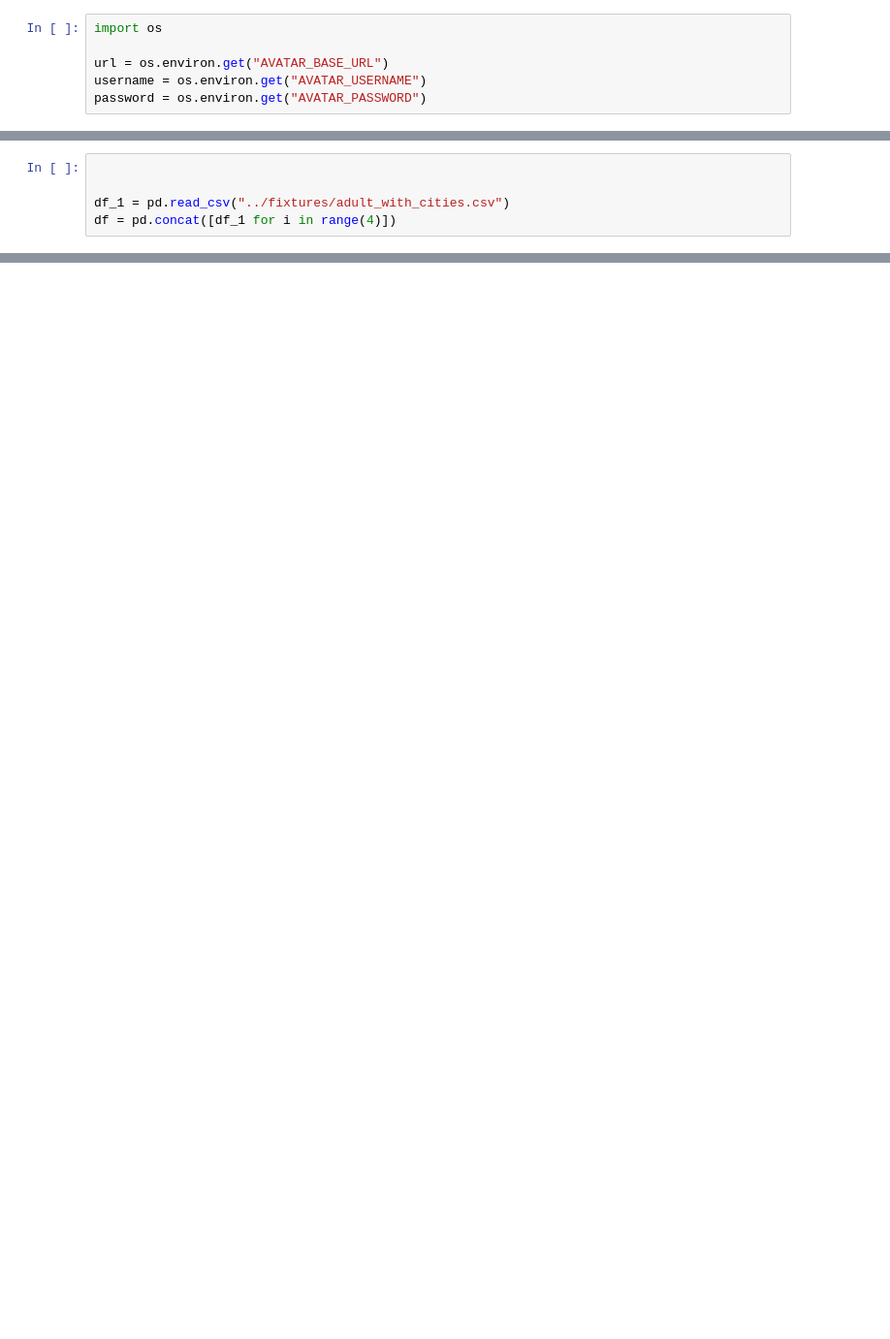
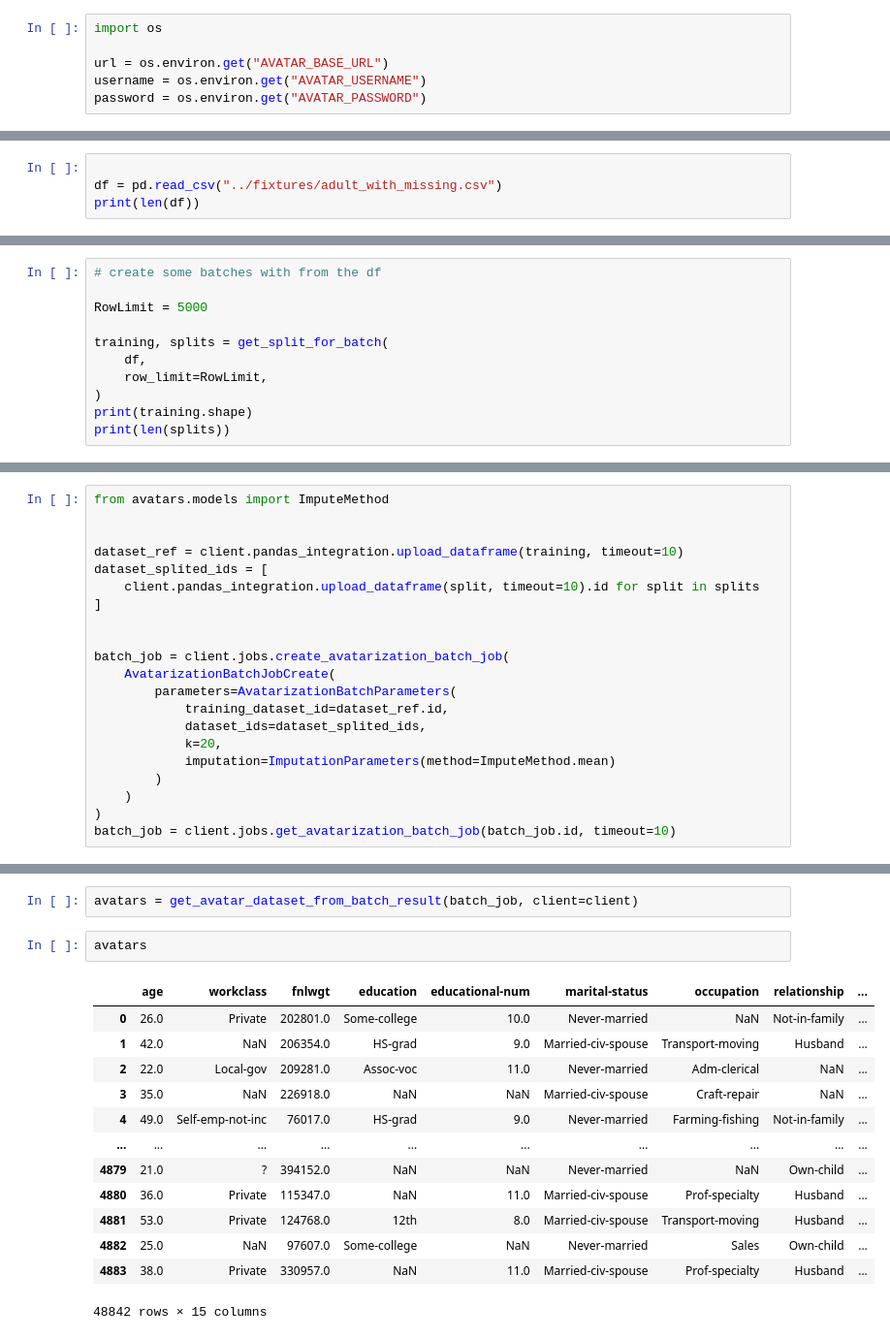
Before and after one commit to octopize/avatar-python, a Jupyter notebook: notebooks/Tutorial7-Batch_avatarization.ipynb, the cells around one changed output, grey strips where cells are left out. Shown: that part at 97% size. Cells and saved outputs as stored; diff of their text form; blank space fills up the shorter version.

Commit message:
feat(api): add function to split and download batch

```diff
--- a/notebooks/Tutorial7-Batch_avatarization.ipynb
+++ b/notebooks/Tutorial7-Batch_avatarization.ipynb
@@ -41,5 +74,4 @@ ConnectError: [Errno 61] Connection refused
 # %%
 
-
-df_1 = pd.read_csv("../fixtures/adult_with_cities.csv")
-df = pd.concat([df_1 for i in range(4)])
+df = pd.read_csv("../fixtures/adult_with_missing.csv")
+print(len(df))
@@ -229,0 +80,11 @@ signal_results
+# %%
+# create some batches with from the df
+
+RowLimit = 5000
+
+training, splits = get_split_for_batch(
+    df,
+    row_limit=RowLimit,
+)
+print(training.shape)
+print(len(splits))
@@ -229,0 +96,21 @@ signal_results
+# %%
+from avatars.models import ImputeMethod
+
+
+dataset_ref = client.pandas_integration.upload_dataframe(training, timeout=10)
+dataset_splited_ids = [
+    client.pandas_integration.upload_dataframe(split, timeout=10).id for split in splits
+]
+
+
+batch_job = client.jobs.create_avatarization_batch_job(
+    AvatarizationBatchJobCreate(
+        parameters=AvatarizationBatchParameters(
+            training_dataset_id=dataset_ref.id,
+            dataset_ids=dataset_splited_ids,
+            k=20,
+            imputation=ImputationParameters(method=ImputeMethod.mean)
+        )
+    )
+)
+batch_job = client.jobs.get_avatarization_batch_job(batch_job.id, timeout=10)
@@ -229,0 +166,18 @@ signal_results
+# %%
+avatars = get_avatar_dataset_from_batch_result(batch_job, client=client)
+# %%
+avatars
+# %% [output]
+|  | age | workclass | fnlwgt | education | educational-num | marital-status | occupation | relationship | ... |
+| 0 | 26.0 | Private | 202801.0 | Some-college | 10.0 | Never-married | NaN | Not-in-family | ... |
+| 1 | 42.0 | NaN | 206354.0 | HS-grad | 9.0 | Married-civ-spouse | Transport-moving | Husband | ... |
+| 2 | 22.0 | Local-gov | 209281.0 | Assoc-voc | 11.0 | Never-married | Adm-clerical | NaN | ... |
+| 3 | 35.0 | NaN | 226918.0 | NaN | NaN | Married-civ-spouse | Craft-repair | NaN | ... |
+| 4 | 49.0 | Self-emp-not-inc | 76017.0 | HS-grad | 9.0 | Never-married | Farming-fishing | Not-in-family | ... |
+| ... | ... | ... | ... | ... | ... | ... | ... | ... | ... |
+| 4879 | 21.0 | ? | 394152.0 | NaN | NaN | Never-married | NaN | Own-child | ... |
+| 4880 | 36.0 | Private | 115347.0 | NaN | 11.0 | Married-civ-spouse | Prof-specialty | Husband | ... |
+| 4881 | 53.0 | Private | 124768.0 | 12th | 8.0 | Married-civ-spouse | Transport-moving | Husband | ... |
+| 4882 | 25.0 | NaN | 97607.0 | Some-college | NaN | Never-married | Sales | Own-child | ... |
+| 4883 | 38.0 | Private | 330957.0 | NaN | 11.0 | Married-civ-spouse | Prof-specialty | Husband | ... |
+48842 rows × 15 columns
```
Also changed, not shown: parts of 23 cells of this notebook, 17 other files.
